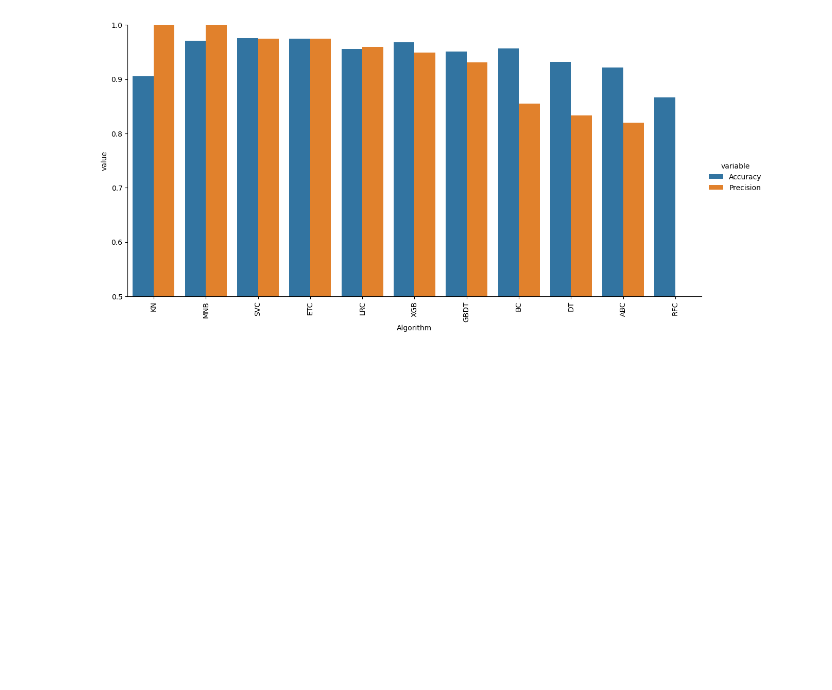
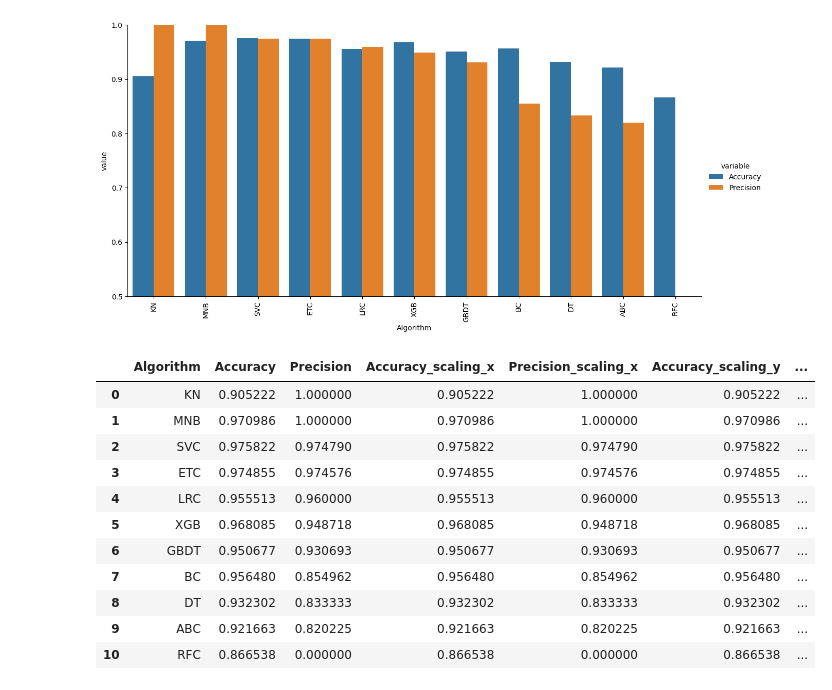
Before and after one commit to ABINAN2011/spam_detection, a Jupyter notebook: model/spam_train.ipynb, the cells around one changed output. Drawn from its saved outputs; the diff is of its cells as text; code cells hidden in the pictures; blank space fills up the shorter version.

```diff
--- a/model/spam_train.ipynb
+++ b/model/spam_train.ipynb
@@ -618,0 +621,24 @@ plt.show()
+# %%
+temp_df = pd.DataFrame({'Algorithm':clfs.keys(),'Accuracy_scaling':accuracy_scores,'Precision_scaling':precision_scores}).sort_values('Precision_scaling',ascending=False)
+# %%
+new_df = performance_df.merge(temp_df,on='Algorithm')
+# %%
+new_df_scaled = new_df.merge(temp_df,on='Algorithm')
+# %%
+temp_df = pd.DataFrame({'Algorithm':clfs.keys(),'Accuracy_num_chars':accuracy_scores,'Precision_num_chars':precision_scores}).sort_values('Precision_num_chars',ascending=False)
+# %%
+
+new_df_scaled.merge(temp_df,on='Algorithm')
+# %% [output]
+|  | Algorithm | Accuracy | Precision | Accuracy_scaling_x | Precision_scaling_x | Accuracy_scaling_y | ... |
+| 0 | KN | 0.905222 | 1.000000 | 0.905222 | 1.000000 | 0.905222 | ... |
+| 1 | MNB | 0.970986 | 1.000000 | 0.970986 | 1.000000 | 0.970986 | ... |
+| 2 | SVC | 0.975822 | 0.974790 | 0.975822 | 0.974790 | 0.975822 | ... |
+| 3 | ETC | 0.974855 | 0.974576 | 0.974855 | 0.974576 | 0.974855 | ... |
+| 4 | LRC | 0.955513 | 0.960000 | 0.955513 | 0.960000 | 0.955513 | ... |
+| 5 | XGB | 0.968085 | 0.948718 | 0.968085 | 0.948718 | 0.968085 | ... |
+| 6 | GBDT | 0.950677 | 0.930693 | 0.950677 | 0.930693 | 0.950677 | ... |
+| 7 | BC | 0.956480 | 0.854962 | 0.956480 | 0.854962 | 0.956480 | ... |
+| 8 | DT | 0.932302 | 0.833333 | 0.932302 | 0.833333 | 0.932302 | ... |
+| 9 | ABC | 0.921663 | 0.820225 | 0.921663 | 0.820225 | 0.921663 | ... |
+| 10 | RFC | 0.866538 | 0.000000 | 0.866538 | 0.000000 | 0.866538 | ... |
```
Also changed, not shown: parts of 7 cells of this notebook.
